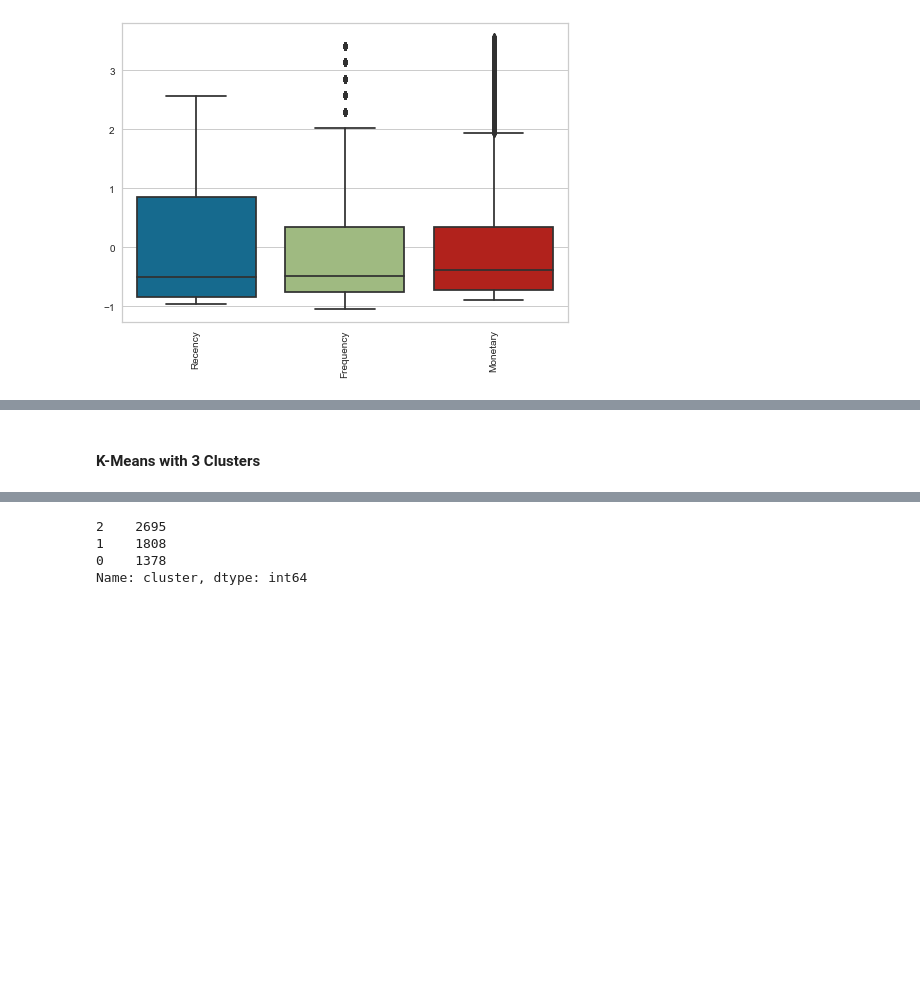
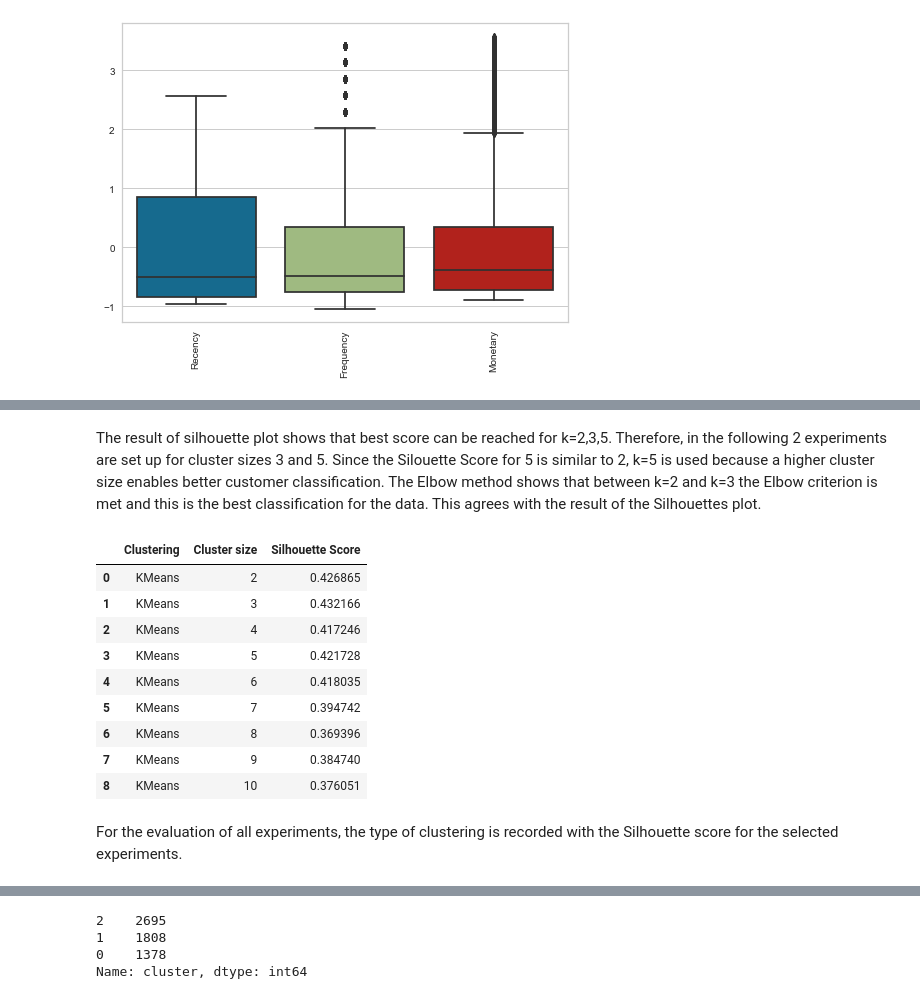
Before and after one commit to wuesten/Portfolio_2_MMS, a Jupyter notebook: market_segmentation.ipynb, the cells around one changed output, grey strips where cells are left out. Drawn from its saved outputs; the diff is of its cells as text; code cells hidden in the pictures; blank space fills up the shorter version.

```diff
--- a/market_segmentation.ipynb
+++ b/market_segmentation.ipynb
@@ -588,4 +605,29 @@ def plot_clusters_with_centers(model, X,i, measure, linkage):
         ax[2].legend()
         # Show Plot
         plt.show()
+# %%
+def calculate_silhouette_score1(model, k_min,k_max,df,measure,linkage,):
+    silhouettes=[]
+    evaluation_df=pd.DataFrame()
+    i = k_min
+    if model == "KMeans":
+        for i in range(k_min,k_max+1):
+            clf=KMeans(n_clusters=i, random_state=1) # <- by default, this runs k-means++, starting over 10 times, reporting the best result
+            y_pred = clf.fit_predict(df)
+            evaluation_df=evaluation_df.append(pd.DataFrame({'Clustering':[model],"Cluster size":[i], 'Silhouette Score':[silhouette_score(df,y_pred)]}),ignore_index=True)
+            silhouettes.append(silhouette_score(df,y_pred))
+    elif model == "agg":
+        for i in range(k_min,k_max+1):
+            clf=cluster.AgglomerativeClustering(n_clusters=i, affinity=measure, linkage=linkage, compute_distances=True)
+            y_pred = clf.fit_predict(df)
+            evaluation_df=evaluation_df.append(pd.DataFrame({'Clustering':[model],"Cluster size":[i], 'Silhouette Score':[silhouette_score(df,y_pred)]}),ignore_index=True)
+            silhouettes.append(silhouette_score(df,y_pred))
+    elif model == "fcm":
+        for i in range(k_min,k_max+1):
+            fcm = FCM(n_clusters=i)
+            fcm.fit(rfm_df_sc.to_numpy())
+            fcm_labels = fcm.predict(rfm_df_sc.to_numpy())
+            evaluation_df=evaluation_df.append(pd.DataFrame({'Clustering':[model],"Cluster size":[i], 'Silhouette Score':[silhouette_score(df,y_pred)]}),ignore_index=True)
+            silhouettes.append(silhouette_score(df,fcm_labels))
+    return evaluation_df, silhouettes
 # %%
@@ -687,5 +737,20 @@ No artists with labels found to put in legend.  Note that artists whose label st
+# %% [markdown]
+The result of silhouette plot shows that best score can be reached for k=2,3,5. Therefore, in the following 2 experiments are set up for cluster sizes 3 and 5. Since the Silouette Score for 5 is similar to 2, k=5 is used because a higher cluster size enables better customer classification. The Elbow method shows that between k=2 and k=3 the Elbow criterion is met and this is the best classification for the data. This agrees with the result of the Silhouettes plot.
+# %%
+evaluation_df_k_means
+# %% [output]
+|  | Clustering | Cluster size | Silhouette Score |
+| 0 | KMeans | 2 | 0.426865 |
+| 1 | KMeans | 3 | 0.432166 |
+| 2 | KMeans | 4 | 0.417246 |
+| 3 | KMeans | 5 | 0.421728 |
+| 4 | KMeans | 6 | 0.418035 |
+| 5 | KMeans | 7 | 0.394742 |
+| 6 | KMeans | 8 | 0.369396 |
+| 7 | KMeans | 9 | 0.384740 |
+| 8 | KMeans | 10 | 0.376051 |
+# %% [markdown]
+For the evaluation of all experiments, the type of clustering is recorded with the Silhouette score for the selected experiments.
 # %%
 evaluation_df = evaluation_df.append(pd.DataFrame({'Clustering':['K-Means'], 'silhouette_score':[0.432], 'best_cluster_size':[3], 'cluster_size':[3]}),ignore_index=True)
 evaluation_df = evaluation_df.append(pd.DataFrame({'Clustering':['K-Means'], 'silhouette_score':[0.421], 'best_cluster_size':[3], 'cluster_size':[5]}),ignore_index=True)
-# %% [markdown]
-#### K-Means with 3 Clusters
```
Also changed, not shown: parts of 57 cells of this notebook.
